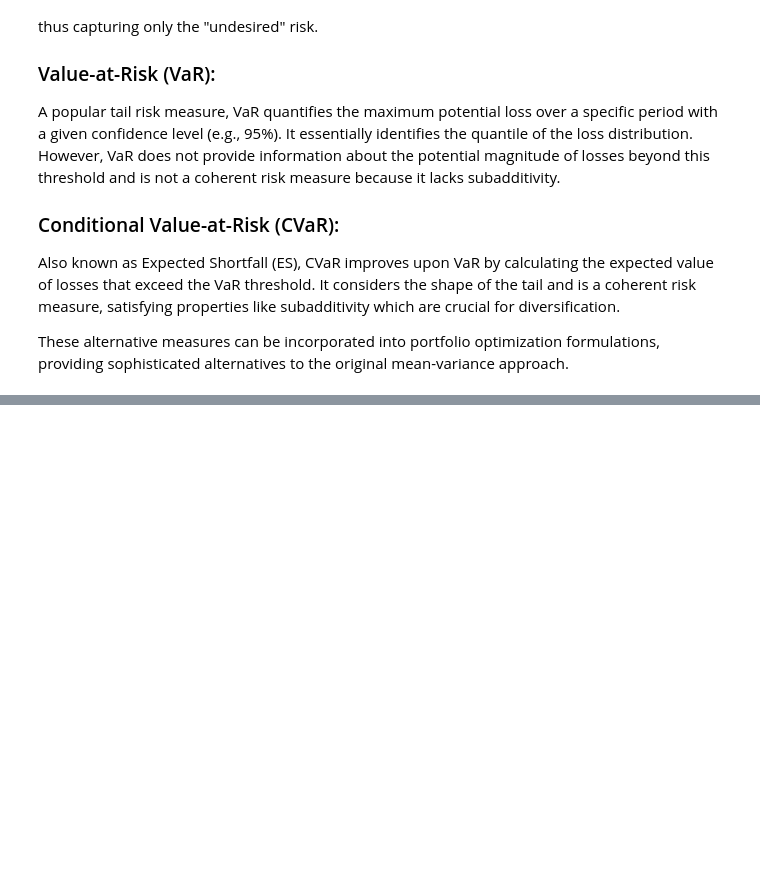
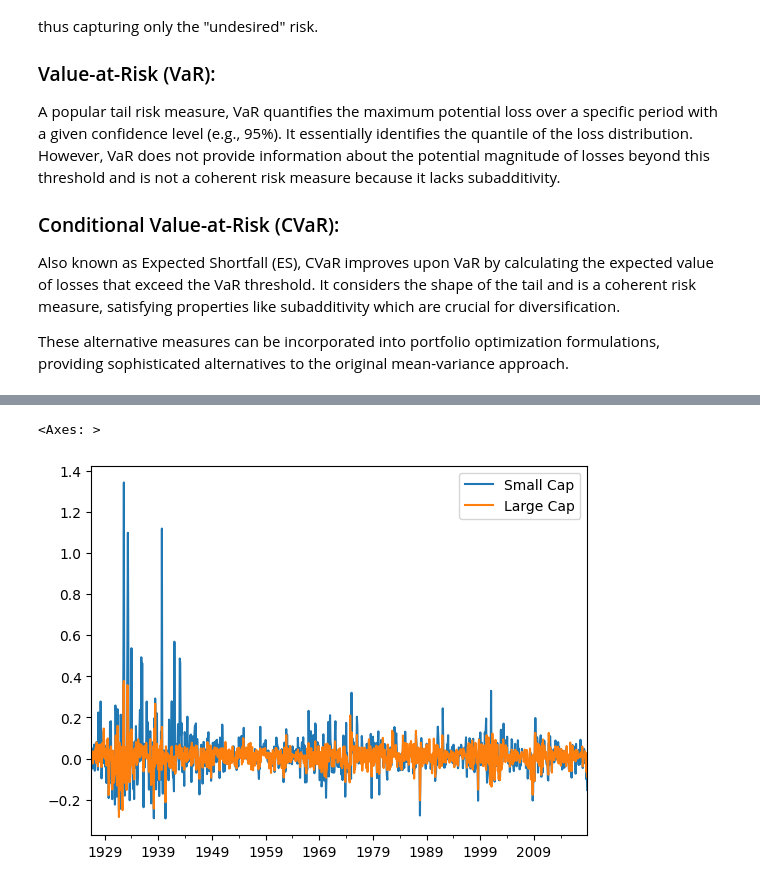
Before and after one commit to torsaan/Self-Study_Finance_Portfolio-Construction-and-Risk-Management, a Jupyter notebook: Finans.ipynb, the cells around one changed output, grey strips where cells are left out. Cells and saved outputs as stored; diff of their text form; code cells hidden in the pictures; blank space fills up the shorter version.

```diff
--- a/Finans.ipynb
+++ b/Finans.ipynb
@@ -303,0 +426,11 @@ These alternative measures can be incorporated into portfolio optimization formu
+# %%
+#Computing Drawdowns
+me_m = pd.read_csv('Portfolios_Formed_on_ME_monthly_EW.csv', index_col=0, parse_dates=True, na_values=-99.99, date_parser=lambda x: pd.to_datetime(x, format='%Y%m'))
+
+rets = me_m[['Lo 10', 'Hi 10']]
+rets.columns = ['Small Cap', 'Large Cap']
+rets = rets / 100
+rets.plot.line()
+# %% [output]
+<Axes: >
+[figure, added]
```
Also changed, not shown: parts of 27 cells of this notebook, 20 other files.
